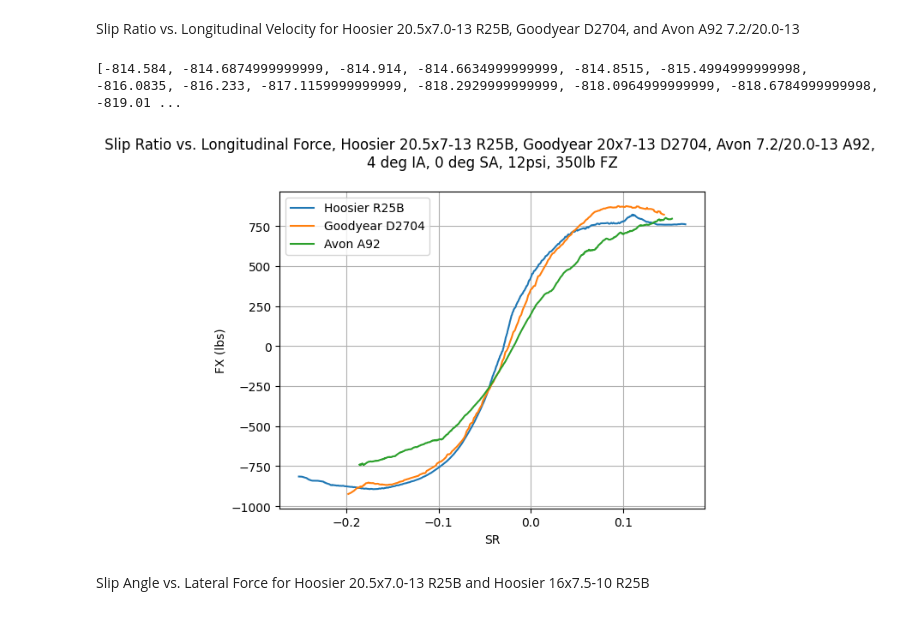
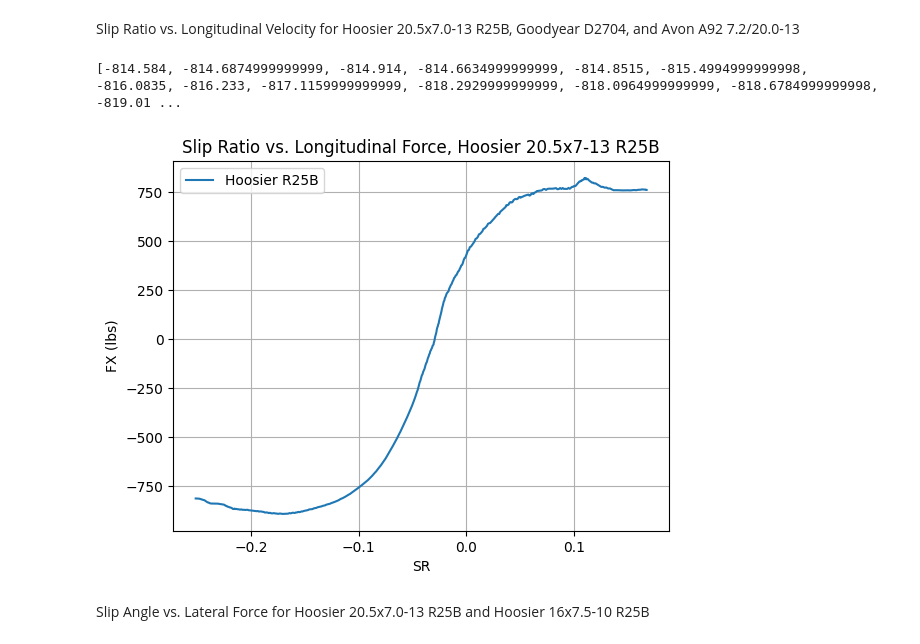
Before and after one commit to Washington-State-University-Formula-SAE/ttc-data, a Jupyter notebook: Hoosier 20.5x13-7.0 R25B.ipynb, the cells around one changed output. Saved outputs shown, nothing was run; the diff lists cells and outputs as text; code cells hidden in the pictures.

```diff
--- a/Hoosier 20.5x13-7.0 R25B.ipynb
+++ b/Hoosier 20.5x13-7.0 R25B.ipynb
@@ -2545,38 +2432,38 @@ c_avon_sr_avg = []
 c_avon_fx_avg = []
 
 # Averaging function for SR, takes average ever 20 data points (Cooper AVON)
 
 avg = 20
 
 for i in range(int(avg/2), len(c_avon_sr_lst)-int(avg/2)):
     a_avg = c_avon_sr_lst[i-int(avg/2):i+int(avg/2)]
     a_avg = sum(a_avg)/(len(a_avg))
     c_avon_sr_avg.append(a_avg)
 
 # Averaging function for FX, takes average ever 20 data points (Cooper AVON)
 
 for i in range(int(avg/2), len(c_avon_fx_lst)-int(avg/2)):
     a_avg = c_avon_fx_lst[i-int(avg/2):i+int(avg/2)]
     a_avg = sum(a_avg)/(len(a_avg))
     c_avon_fx_avg.append(a_avg)
 
 # Plotting
 
 print(A_FX_H_avg)
 
 plt.plot(A_SR_H_avg, A_FX_H_avg, label='Hoosier R25B')
-plt.plot(A_SR_G_avg, A_FX_G_avg, label='Goodyear D2704')
-#plt.plot(A_SR_H_S_avg, A_FX_H_S_avg, label='10" Hoosier R25B')
-plt.plot(c_avon_sr_avg, c_avon_fx_avg, label='Avon A92')
-plt.title('Slip Ratio vs. Longitudinal Force, Hoosier 20.5x7-13 R25B, Goodyear 20x7-13 D2704, Avon 7.2/20.0-13 A92, \n4 deg IA, 0 deg SA, 12psi, 350lb FZ\n')
+# plt.plot(A_SR_G_avg, A_FX_G_avg, label='Goodyear D2704')
+# #plt.plot(A_SR_H_S_avg, A_FX_H_S_avg, label='10" Hoosier R25B')
+# plt.plot(c_avon_sr_avg, c_avon_fx_avg, label='Avon A92')
+plt.title('Slip Ratio vs. Longitudinal Force, Hoosier 20.5x7-13 R25B')#, Goodyear 20x7-13 D2704, Avon 7.2/20.0-13 A92, \n4 deg IA, 0 deg SA, 12psi, 350lb FZ\n')
 plt.xlabel('SR')
 plt.ylabel('FX (lbs)')
 plt.grid(True)
 plt.legend()
 plt.show()
 # %% [output]
 [-814.584, -814.6874999999999, -814.914, -814.6634999999999, -814.8515, -815.4994999999998, -816.0835, -816.233, -817.1159999999999, -818.2929999999999, -818.0964999999999, -818.6784999999998, -819.01 ...
-[figure, old version]
+[figure, new version]
 # %% [markdown]
 Slip Angle vs. Lateral Force for Hoosier 20.5x7.0-13 R25B and Hoosier 16x7.5-10 R25B
 # %%
```
Also changed, not shown: parts of 15 cells of this notebook, 7 other files.
